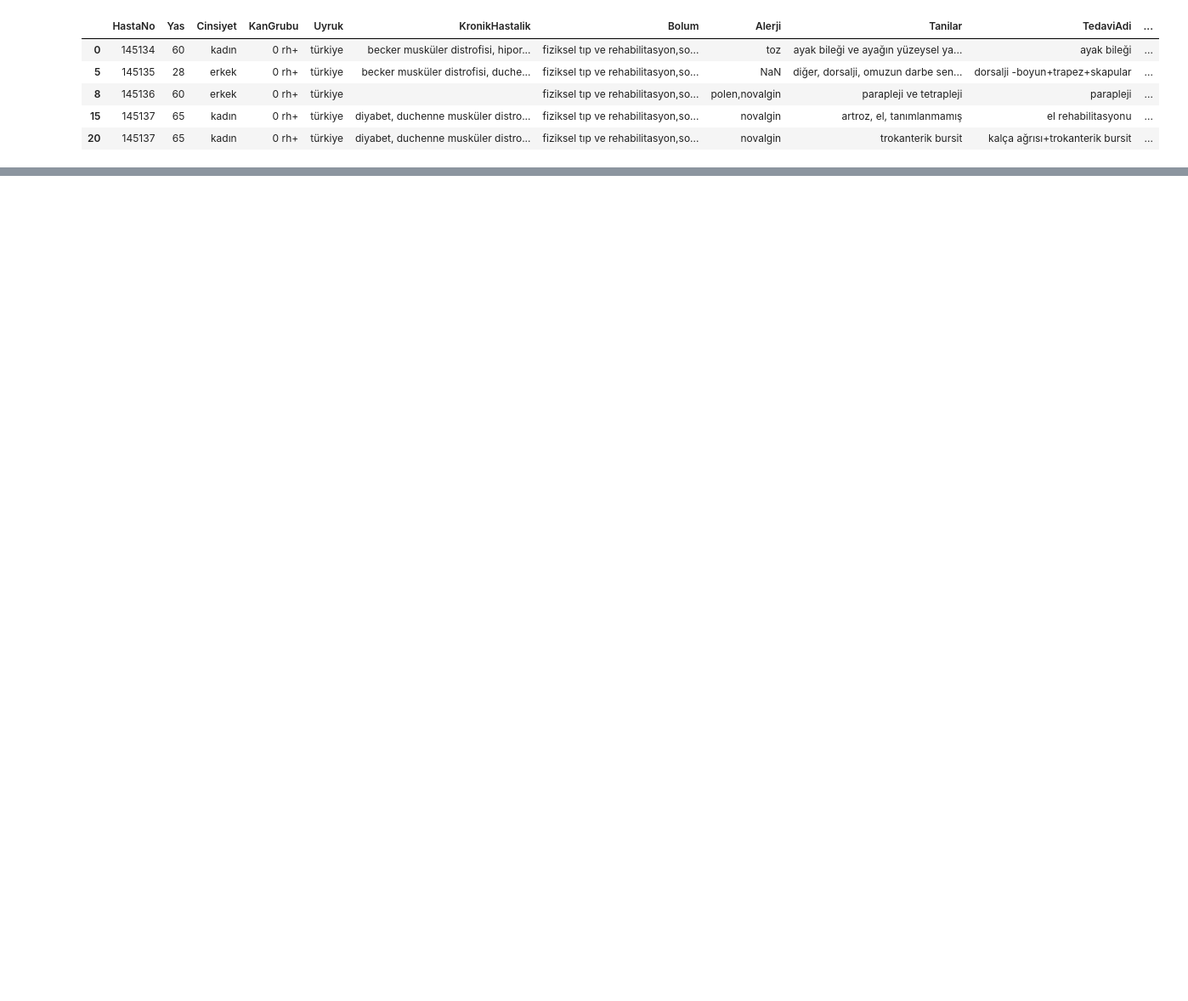
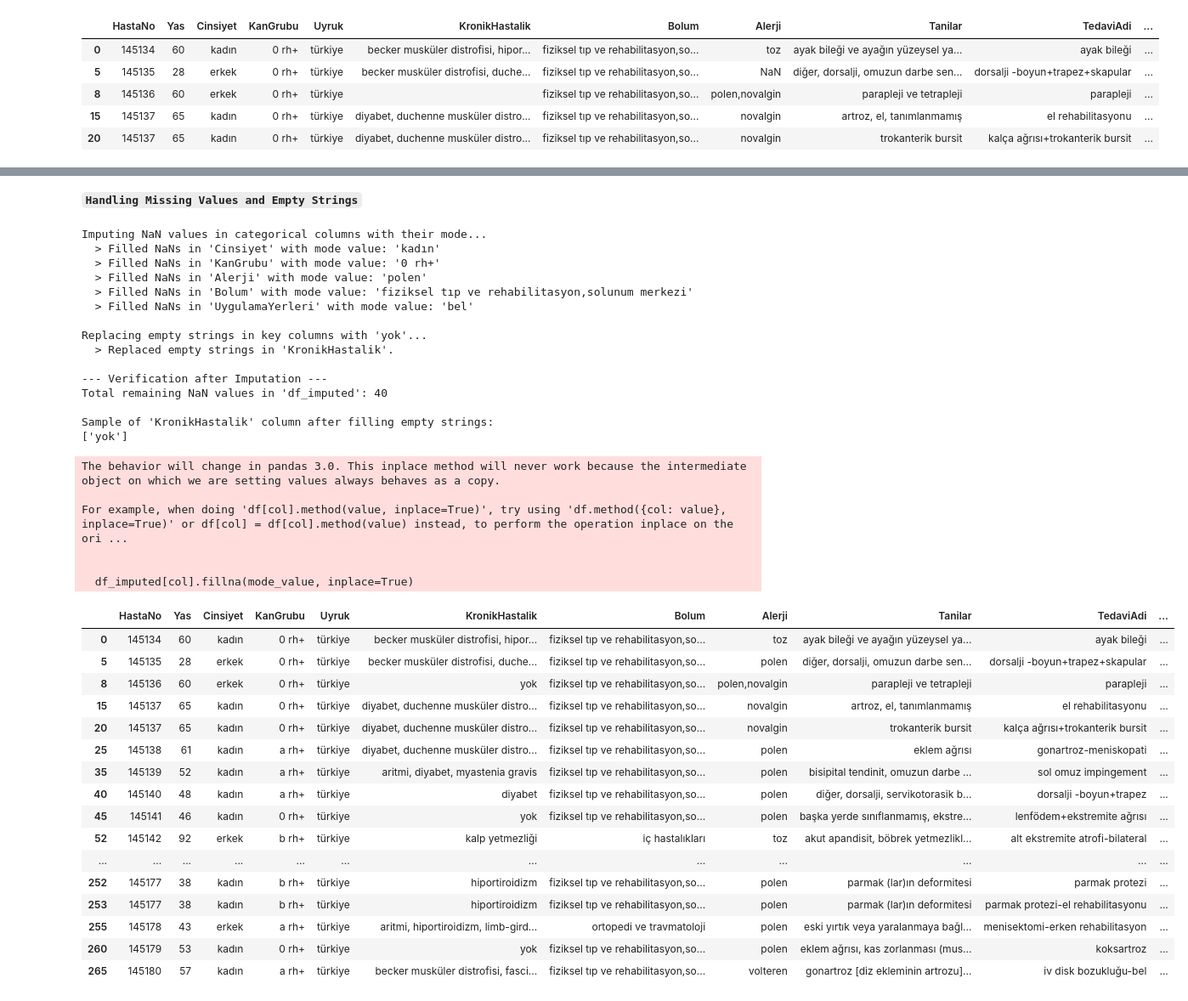
Before and after one commit to BerivanAyaz/Pusula_Berivan_Ayaz, a Jupyter notebook: Pusula_Case_Study.ipynb, the cells around one changed output, grey strips where cells are left out. Shown at 85% size. Drawn from its saved outputs; the diff is of its cells as text; code cells hidden in the pictures; blank space fills up the shorter version.

```diff
--- a/Pusula_Case_Study.ipynb
+++ b/Pusula_Case_Study.ipynb
@@ -733,0 +852,77 @@ Displaying the head of the dataframe with new features added:
+# %% [markdown]
+**`Handling Missing Values and Empty Strings`**
+# %%
+# Creating a copy to work on.
+df_imputed = df_model_ready.copy()
+
+# --- 1. Handling NaN values ---
+# I'll use the mode for categorical columns with NaNs.
+categorical_cols_with_nan = ['Cinsiyet', 'KanGrubu', 'Alerji', 'Bolum', 'UygulamaYerleri']
+
+print("Imputing NaN values in categorical columns with their mode...")
+for col in categorical_cols_with_nan:
+    if df_imputed[col].isnull().sum() > 0:
+        mode_value = df_imputed[col].mode()[0]
+        df_imputed[col].fillna(mode_value, inplace=True)
+        print(f"  > Filled NaNs in '{col}' with mode value: '{mode_value}'")
+
+# --- 2. Handling Empty Strings ---
+# I noticed some columns like 'KronikHastalik' have empty strings, not NaNs.
+# I'll replace these with a meaningful category like 'yok' (none).
+cols_with_empty_strings = ['KronikHastalik']
+
+print("\nReplacing empty strings in key columns with 'yok'...")
+for col in cols_with_empty_strings:
+    # Replacing empty strings or strings with only whitespace
+    df_imputed[col] = df_imputed[col].apply(lambda x: 'yok' if x.strip() == '' else x)
+    print(f"  > Replaced empty strings in '{col}'.")
+
+
+# --- Verification ---
+print("\n--- Verification after Imputation ---")
+# Checking for any remaining NaNs.
+print(f"Total remaining NaN values in 'df_imputed': {df_imputed.isnull().sum().sum()}")
+# Checking a sample of 'KronikHastalik' to see if empty strings are gone.
+print("\nSample of 'KronikHastalik' column after filling empty strings:")
+print(df_imputed[df_imputed['HastaNo'] == 145136]['KronikHastalik'].values) # Should now be 'yok'
+
+display(df_imputed.head(60))
+# %% [output]
+Imputing NaN values in categorical columns with their mode...
+  > Filled NaNs in 'Cinsiyet' with mode value: 'kadın'
+  > Filled NaNs in 'KanGrubu' with mode value: '0 rh+'
+  > Filled NaNs in 'Alerji' with mode value: 'polen'
+  > Filled NaNs in 'Bolum' with mode value: 'fiziksel tıp ve rehabilitasyon,solunum merkezi'
+  > Filled NaNs in 'UygulamaYerleri' with mode value: 'bel'
+
+Replacing empty strings in key columns with 'yok'...
+  > Replaced empty strings in 'KronikHastalik'.
+
+--- Verification after Imputation ---
+Total remaining NaN values in 'df_imputed': 40
+
+Sample of 'KronikHastalik' column after filling empty strings:
+['yok']
+The behavior will change in pandas 3.0. This inplace method will never work because the intermediate object on which we are setting values always behaves as a copy.
+
+For example, when doing 'df[col].method(value, inplace=True)', try using 'df.method({col: value}, inplace=True)' or df[col] = df[col].method(value) instead, to perform the operation inplace on the ori ...
+
+
+  df_imputed[col].fillna(mode_value, inplace=True)
+|  | HastaNo | Yas | Cinsiyet | KanGrubu | Uyruk | KronikHastalik | Bolum | Alerji | Tanilar | TedaviAdi | ... |
+| 0 | 145134 | 60 | kadın | 0 rh+ | türkiye | becker musküler distrofisi, hipor... | fiziksel tıp ve rehabilitasyon,so... | toz | ayak bileği ve ayağın yüzeysel ya... | ayak bileği | ... |
+| 5 | 145135 | 28 | erkek | 0 rh+ | türkiye | becker musküler distrofisi, duche... | fiziksel tıp ve rehabilitasyon,so... | polen | diğer, dorsalji, omuzun darbe sen... | dorsalji -boyun+trapez+skapular | ... |
+| 8 | 145136 | 60 | erkek | 0 rh+ | türkiye | yok | fiziksel tıp ve rehabilitasyon,so... | polen,novalgin | parapleji ve tetrapleji | parapleji | ... |
+| 15 | 145137 | 65 | kadın | 0 rh+ | türkiye | diyabet, duchenne musküler distro... | fiziksel tıp ve rehabilitasyon,so... | novalgin | artroz, el, tanımlanmamış | el rehabilitasyonu | ... |
+| 20 | 145137 | 65 | kadın | 0 rh+ | türkiye | diyabet, duchenne musküler distro... | fiziksel tıp ve rehabilitasyon,so... | novalgin | trokanterik bursit | kalça ağrısı+trokanterik bursit | ... |
+| 25 | 145138 | 61 | kadın | a rh+ | türkiye | diyabet, duchenne musküler distro... | fiziksel tıp ve rehabilitasyon,so... | polen | eklem ağrısı | gonartroz-meniskopati | ... |
+| 35 | 145139 | 52 | kadın | a rh+ | türkiye | aritmi, diyabet, myastenia gravis | fiziksel tıp ve rehabilitasyon,so... | polen | bisipital tendinit, omuzun darbe ... | sol omuz impingement | ... |
+| 40 | 145140 | 48 | kadın | a rh+ | türkiye | diyabet | fiziksel tıp ve rehabilitasyon,so... | polen | diğer, dorsalji, servikotorasik b... | dorsalji -boyun+trapez | ... |
+| 45 | 145141 | 46 | kadın | 0 rh+ | türkiye | yok | fiziksel tıp ve rehabilitasyon,so... | polen | başka yerde sınıflanmamış, ekstre... | lenfödem+ekstremite ağrısı | ... |
+| 52 | 145142 | 92 | erkek | b rh+ | türkiye | kalp yetmezliği | i̇ç hastalıkları | toz | akut apandisit, böbrek yetmezlikl... | alt ekstremite atrofi-bilateral | ... |
+| ... | ... | ... | ... | ... | ... | ... | ... | ... | ... | ... | ... |
+| 252 | 145177 | 38 | kadın | b rh+ | türkiye | hiportiroidizm | fiziksel tıp ve rehabilitasyon,so... | polen | parmak (lar)ın deformitesi | parmak protezi | ... |
+| 253 | 145177 | 38 | kadın | b rh+ | türkiye | hiportiroidizm | fiziksel tıp ve rehabilitasyon,so... | polen | parmak (lar)ın deformitesi | parmak protezi-el rehabilitasyonu | ... |
+| 255 | 145178 | 43 | erkek | a rh+ | türkiye | aritmi, hiportiroidizm, limb-gird... | ortopedi ve travmatoloji | polen | eski yırtık veya yaralanmaya bağl... | menisektomi-erken rehabilitasyon | ... |
+| 260 | 145179 | 53 | kadın | 0 rh+ | türkiye | yok | fiziksel tıp ve rehabilitasyon,so... | polen | eklem ağrısı, kas zorlanması (mus... | koksartroz | ... |
+| 265 | 145180 | 57 | kadın | a rh+ | türkiye | becker musküler distrofisi, fasci... | fiziksel tıp ve rehabilitasyon,so... | volteren | gonartroz [diz ekleminin artrozu]... | iv disk bozukluğu-bel | ... |
```
Also changed, not shown: parts of 5 cells of this notebook.
